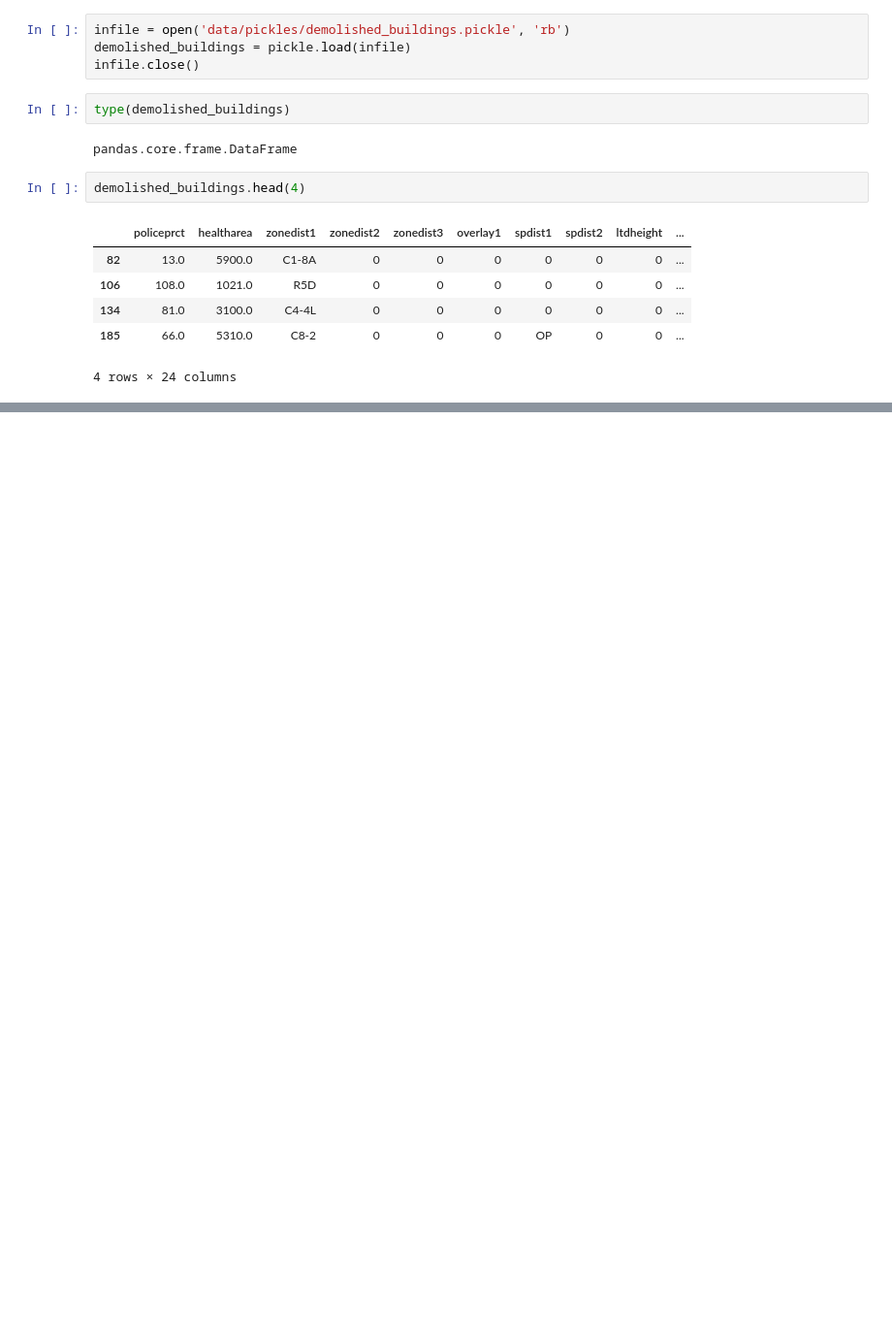
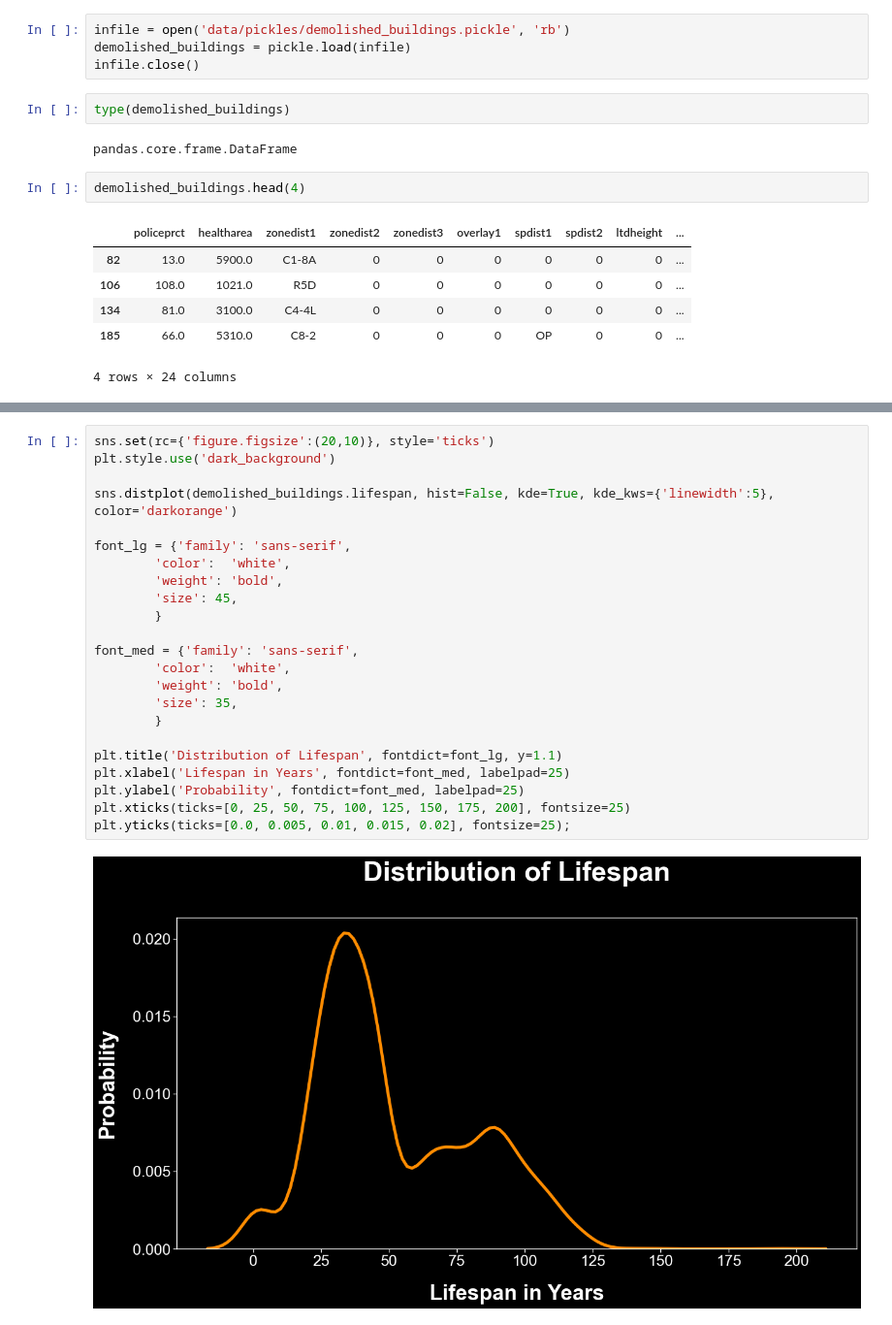
Before and after one commit to clairmarie8/Capstone, a Jupyter notebook: 02_EDA.ipynb, the cells around one changed output, grey strips where cells are left out. Shown: that part at 97% size. Drawn from its saved outputs; the diff is of its cells as text; blank space fills up the shorter version.

```diff
--- a/02_EDA.ipynb
+++ b/02_EDA.ipynb
@@ -26,0 +113,25 @@ demolished_buildings.head(4)
+# %%
+sns.set(rc={'figure.figsize':(20,10)}, style='ticks')
+plt.style.use('dark_background')
+
+sns.distplot(demolished_buildings.lifespan, hist=False, kde=True, kde_kws={'linewidth':5}, color='darkorange')
+
+font_lg = {'family': 'sans-serif',
+        'color':  'white',
+        'weight': 'bold',
+        'size': 45,
+        }
+
+font_med = {'family': 'sans-serif',
+        'color':  'white',
+        'weight': 'bold',
+        'size': 35,
+        }
+
+plt.title('Distribution of Lifespan', fontdict=font_lg, y=1.1)
+plt.xlabel('Lifespan in Years', fontdict=font_med, labelpad=25)
+plt.ylabel('Probability', fontdict=font_med, labelpad=25)
+plt.xticks(ticks=[0, 25, 50, 75, 100, 125, 150, 175, 200], fontsize=25)
+plt.yticks(ticks=[0.0, 0.005, 0.01, 0.015, 0.02], fontsize=25);
+# %% [output]
+[figure, added]
```
Also changed, not shown: parts of 40 cells of this notebook, 3 other files.
